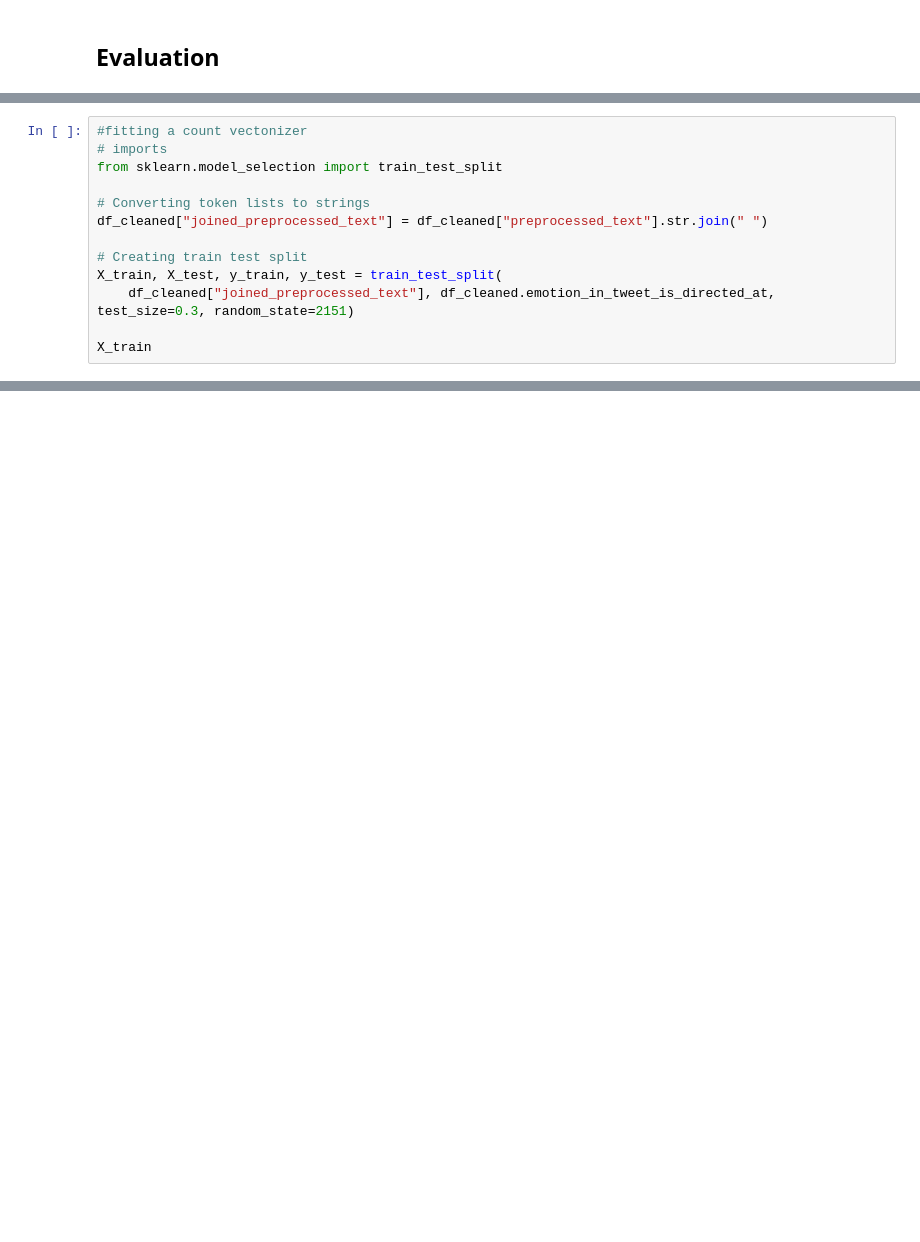
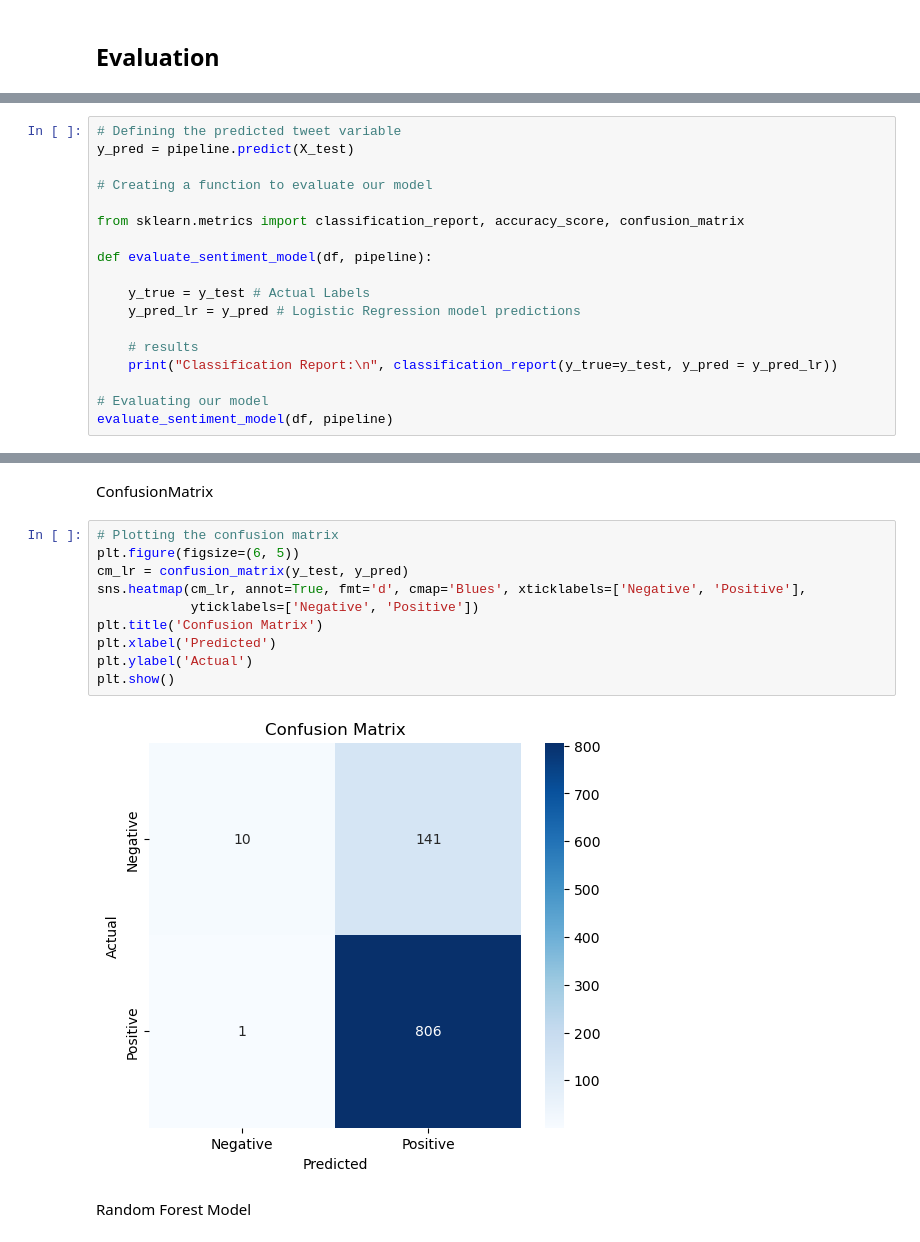
Before and after one commit to reagan-adajo/Phase_4, a Jupyter notebook: index.ipynb, the cells around one changed output, grey strips where cells are left out. Saved outputs shown, nothing was run; the diff lists cells and outputs as text; blank space fills up the shorter version.

```diff
--- a/index.ipynb
+++ b/index.ipynb
@@ -226,13 +282,0 @@ for idx, tweet_df in enumerate(data_by_product):
-# %%
-#fitting a count vectonizer
-# imports
-from sklearn.model_selection import train_test_split
-
-# Converting token lists to strings
-df_cleaned["joined_preprocessed_text"] = df_cleaned["preprocessed_text"].str.join(" ")
-
-# Creating train test split
-X_train, X_test, y_train, y_test = train_test_split(
-    df_cleaned["joined_preprocessed_text"], df_cleaned.emotion_in_tweet_is_directed_at, test_size=0.3, random_state=2151)
-
-X_train
@@ -311,0 +285,18 @@ The model did not perform so well on predicting unseen data with more errors and
+# %%
+# Defining the predicted tweet variable
+y_pred = pipeline.predict(X_test)
+
+# Creating a function to evaluate our model
+
+from sklearn.metrics import classification_report, accuracy_score, confusion_matrix
+
+def evaluate_sentiment_model(df, pipeline):
+
+    y_true = y_test # Actual Labels
+    y_pred_lr = y_pred # Logistic Regression model predictions
+
+    # results
+    print("Classification Report:\n", classification_report(y_true=y_test, y_pred = y_pred_lr))
+
+# Evaluating our model
+evaluate_sentiment_model(df, pipeline)
@@ -311,0 +322,16 @@ The model did not perform so well on predicting unseen data with more errors and
+# %% [markdown]
+ConfusionMatrix
+# %%
+# Plotting the confusion matrix
+plt.figure(figsize=(6, 5))
+cm_lr = confusion_matrix(y_test, y_pred)
+sns.heatmap(cm_lr, annot=True, fmt='d', cmap='Blues', xticklabels=['Negative', 'Positive'],
+            yticklabels=['Negative', 'Positive'])
+plt.title('Confusion Matrix')
+plt.xlabel('Predicted')
+plt.ylabel('Actual')
+plt.show()
+# %% [output]
+[figure, added]
+# %% [markdown]
+Random Forest Model
```
Also changed, not shown: parts of 44 cells of this notebook, 10 other files.
